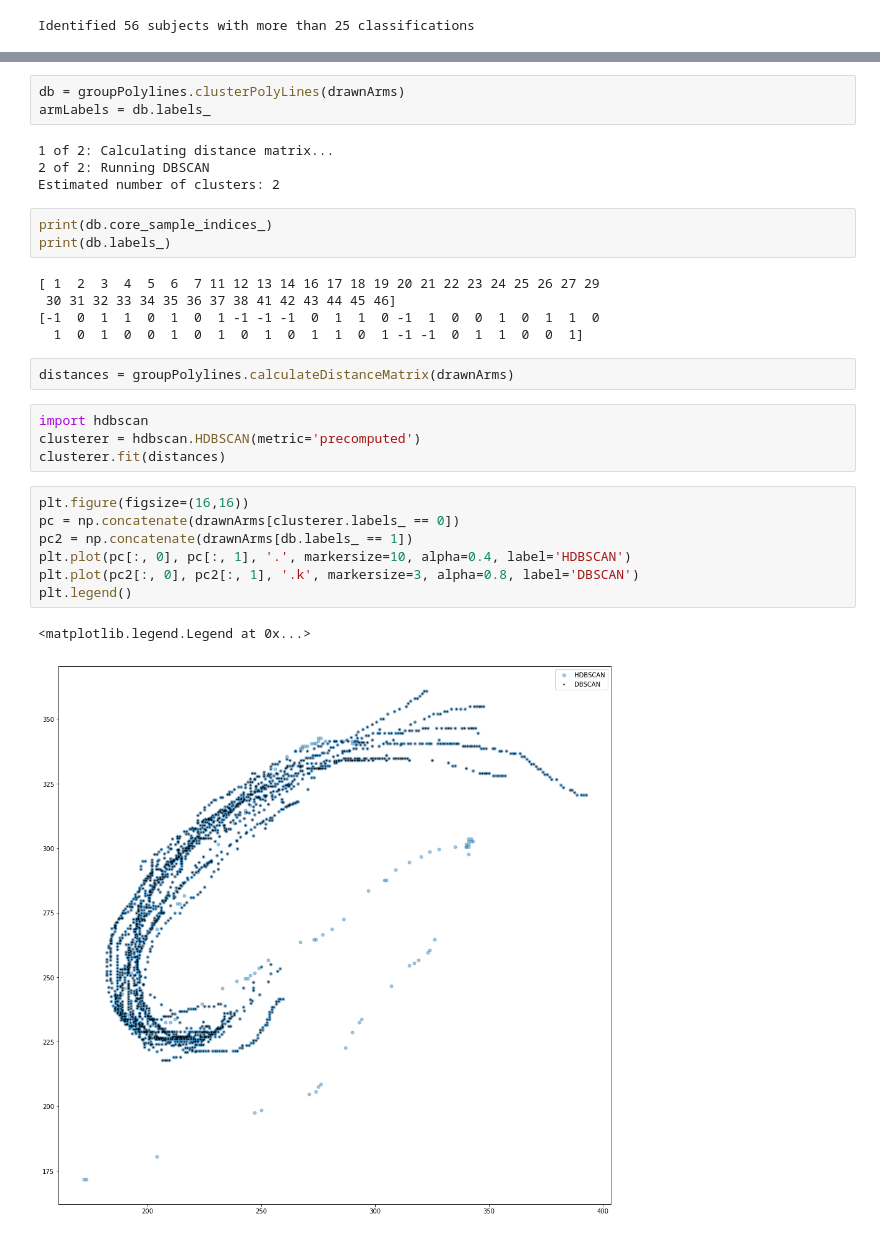
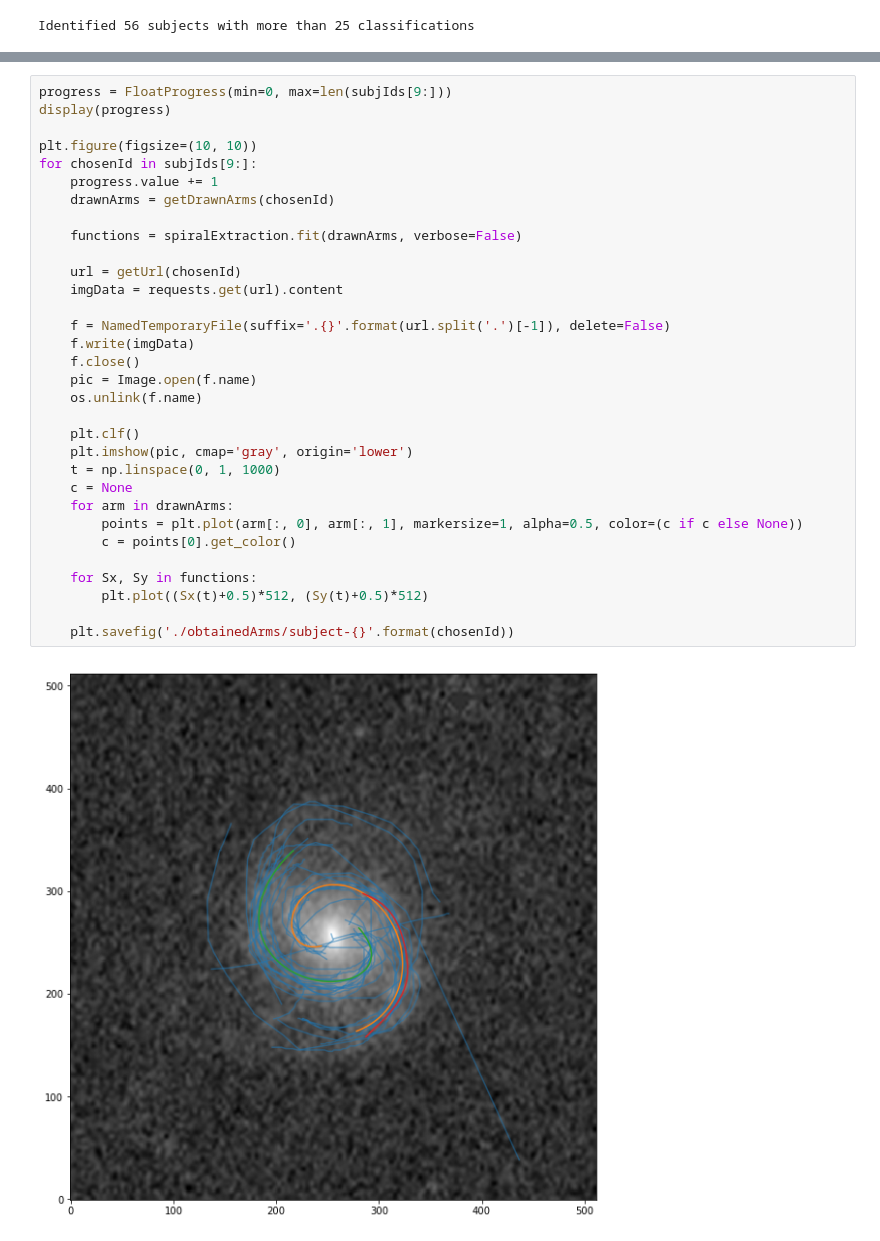
Before and after one commit to tingard/Galaxy-builder-aggregation, a Jupyter notebook: spiral-aggregation/chapter-5.ipynb, the cells around one changed output, grey strips where cells are left out. Saved outputs shown, nothing was run; the diff lists cells and outputs as text.

```diff
--- a/spiral-aggregation/chapter-5.ipynb
+++ b/spiral-aggregation/chapter-5.ipynb
@@ -79,31 +78,34 @@ for arm in drawnArms:
-# %%
-db = groupPolylines.clusterPolyLines(drawnArms)
-armLabels = db.labels_
-# %% [output]
-1 of 2: Calculating distance matrix...
-2 of 2: Running DBSCAN
-Estimated number of clusters: 2
-# %%
-print(db.core_sample_indices_)
-print(db.labels_)
-# %% [output]
-[ 1  2  3  4  5  6  7 11 12 13 14 16 17 18 19 20 21 22 23 24 25 26 27 29
- 30 31 32 33 34 35 36 37 38 41 42 43 44 45 46]
-[-1  0  1  1  0  1  0  1 -1 -1 -1  0  1  1  0 -1  1  0  0  1  0  1  1  0
-  1  0  1  0  0  1  0  1  0  1  0  1  1  0  1 -1 -1  0  1  1  0  0  1]
-# %%
-distances = groupPolylines.calculateDistanceMatrix(drawnArms)
-# %%
-import hdbscan
-clusterer = hdbscan.HDBSCAN(metric='precomputed')
-clusterer.fit(distances)
-# %%
-plt.figure(figsize=(16,16))
-pc = np.concatenate(drawnArms[clusterer.labels_ == 0])
-pc2 = np.concatenate(drawnArms[db.labels_ == 1])
-plt.plot(pc[:, 0], pc[:, 1], '.', markersize=10, alpha=0.4, label='HDBSCAN')
-plt.plot(pc2[:, 0], pc2[:, 1], '.k', markersize=3, alpha=0.8, label='DBSCAN')
-plt.legend()
-# %% [output]
-<matplotlib.legend.Legend at 0x...>
-[figure, removed]
+# %%
+progress = FloatProgress(min=0, max=len(subjIds[9:]))
+display(progress)
+
+plt.figure(figsize=(10, 10))
+for chosenId in subjIds[9:]:
+    progress.value += 1
+    drawnArms = getDrawnArms(chosenId)
+
+    functions = spiralExtraction.fit(drawnArms, verbose=False)
+
+    url = getUrl(chosenId)
+    imgData = requests.get(url).content
+
+    f = NamedTemporaryFile(suffix='.{}'.format(url.split('.')[-1]), delete=False)
+    f.write(imgData)
+    f.close()
+    pic = Image.open(f.name)
+    os.unlink(f.name)
+
+    plt.clf()
+    plt.imshow(pic, cmap='gray', origin='lower')
+    t = np.linspace(0, 1, 1000)
+    c = None
+    for arm in drawnArms:
+        points = plt.plot(arm[:, 0], arm[:, 1], markersize=1, alpha=0.5, color=(c if c else None))
+        c = points[0].get_color()
+
+    for Sx, Sy in functions:
+        plt.plot((Sx(t)+0.5)*512, (Sy(t)+0.5)*512)
+
+    plt.savefig('./obtainedArms/subject-{}'.format(chosenId))
+# %% [output]
+[figure, added]
```
Also changed, not shown: parts of 4 cells of this notebook, 51 other files.
